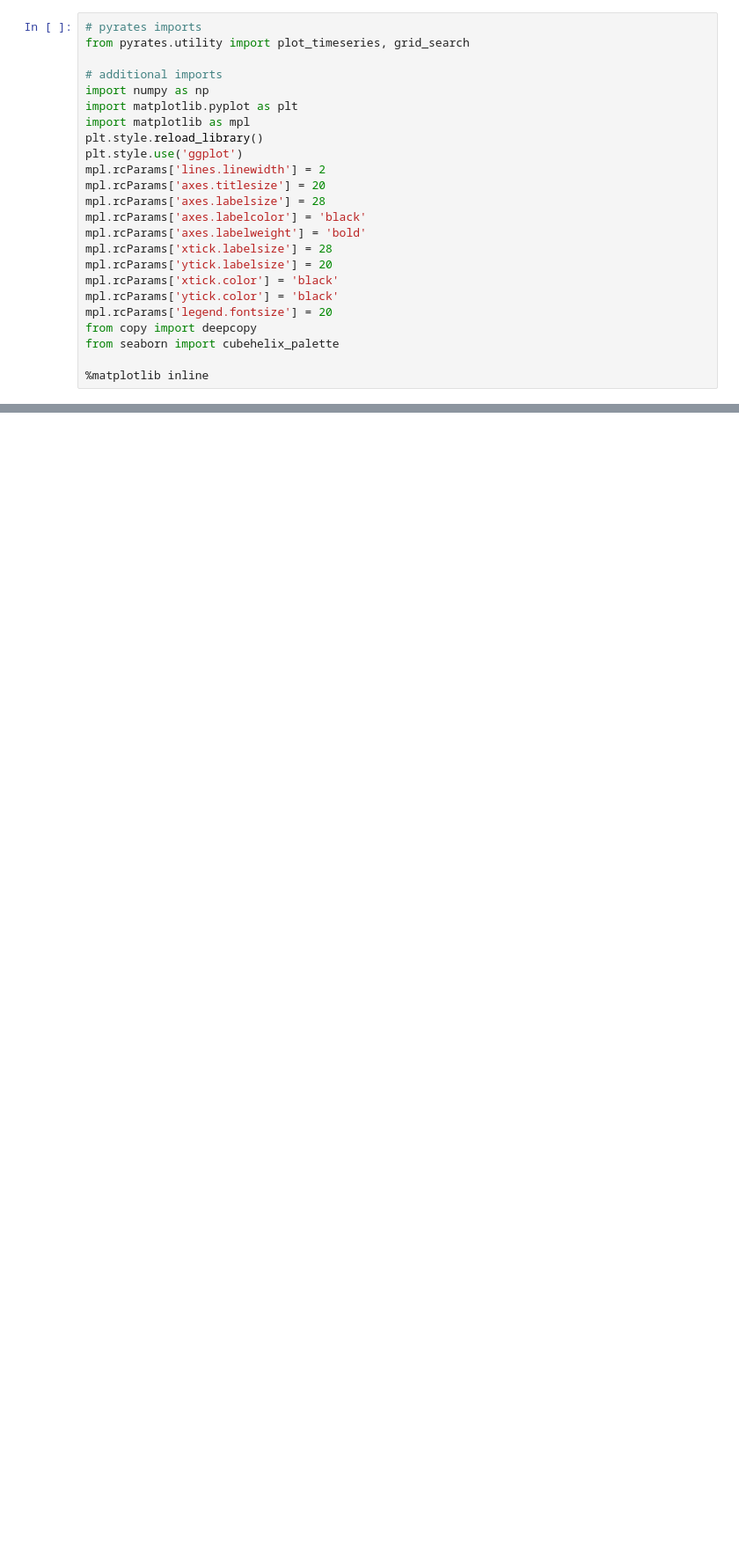
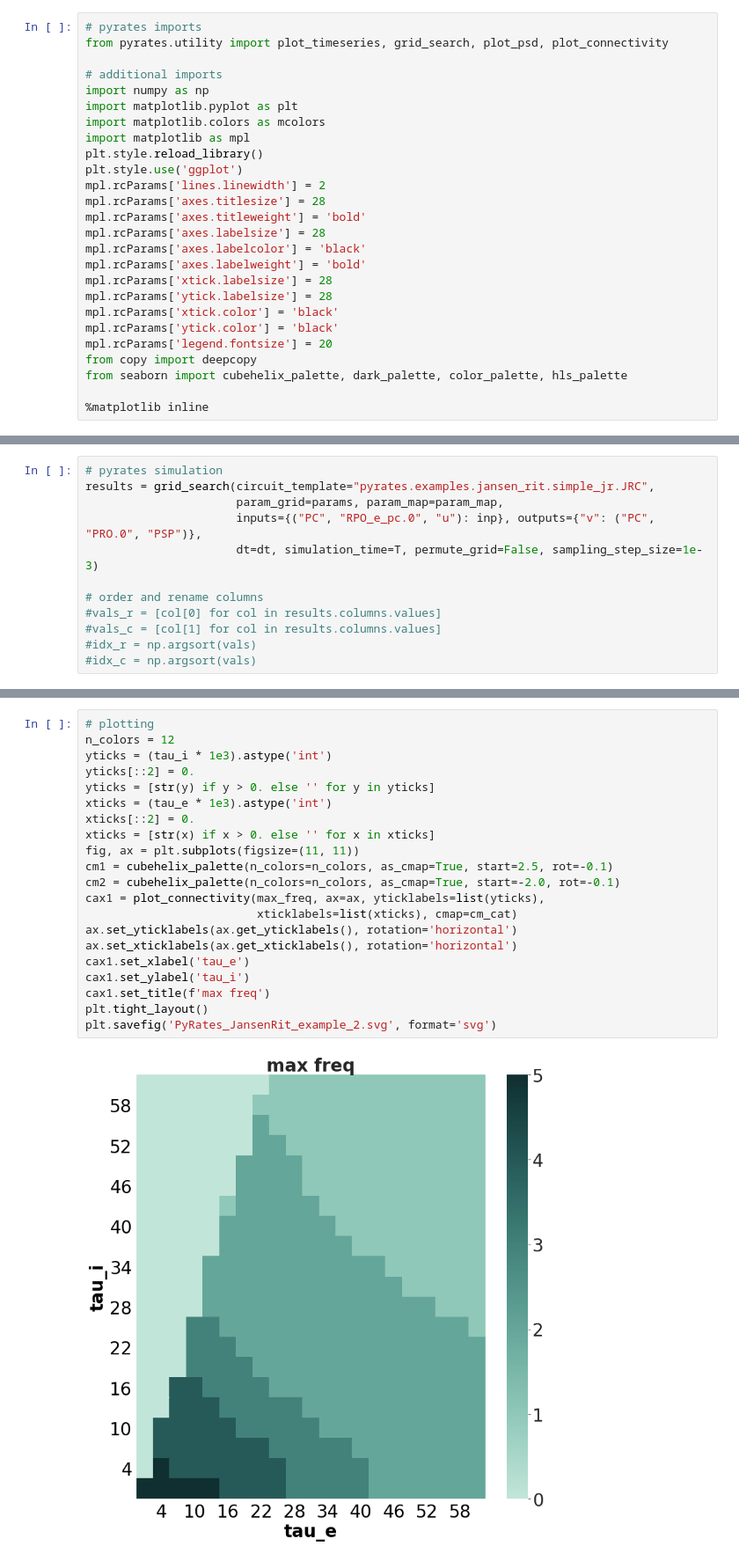
Before and after one commit to pyrates-neuroscience/PyRates, a Jupyter notebook: documentation/PyRates_JansenRit_example.ipynb, the cells around one changed output, grey strips where cells are left out. Shown at 88% size. Cells and saved outputs as stored; diff of their text form; blank space fills up the shorter version.

```diff
--- a/documentation/PyRates_JansenRit_example.ipynb
+++ b/documentation/PyRates_JansenRit_example.ipynb
@@ -1,24 +1,26 @@
 # %%
 # pyrates imports
-from pyrates.utility import plot_timeseries, grid_search
+from pyrates.utility import plot_timeseries, grid_search, plot_psd, plot_connectivity
 
 # additional imports
 import numpy as np
 import matplotlib.pyplot as plt
+import matplotlib.colors as mcolors
 import matplotlib as mpl
 plt.style.reload_library()
 plt.style.use('ggplot')
 mpl.rcParams['lines.linewidth'] = 2
-mpl.rcParams['axes.titlesize'] = 20
+mpl.rcParams['axes.titlesize'] = 28
+mpl.rcParams['axes.titleweight'] = 'bold'
 mpl.rcParams['axes.labelsize'] = 28
 mpl.rcParams['axes.labelcolor'] = 'black'
 mpl.rcParams['axes.labelweight'] = 'bold'
 mpl.rcParams['xtick.labelsize'] = 28
-mpl.rcParams['ytick.labelsize'] = 20
+mpl.rcParams['ytick.labelsize'] = 28
 mpl.rcParams['xtick.color'] = 'black'
 mpl.rcParams['ytick.color'] = 'black'
 mpl.rcParams['legend.fontsize'] = 20
 from copy import deepcopy
-from seaborn import cubehelix_palette
+from seaborn import cubehelix_palette, dark_palette, color_palette, hls_palette
 
 %matplotlib inline
@@ -73,0 +114,12 @@ See the caveats in the documentation: http://pandas.pydata.org/pandas-docs/stabl
+# %%
+# pyrates simulation
+results = grid_search(circuit_template="pyrates.examples.jansen_rit.simple_jr.JRC",
+                      param_grid=params, param_map=param_map,
+                      inputs={("PC", "RPO_e_pc.0", "u"): inp}, outputs={"v": ("PC", "PRO.0", "PSP")},
+                      dt=dt, simulation_time=T, permute_grid=False, sampling_step_size=1e-3)
+
+# order and rename columns
+#vals_r = [col[0] for col in results.columns.values]
+#vals_c = [col[1] for col in results.columns.values]
+#idx_r = np.argsort(vals)
+#idx_c = np.argsort(vals)
@@ -73,0 +177,23 @@ See the caveats in the documentation: http://pandas.pydata.org/pandas-docs/stabl
+# %%
+# plotting
+n_colors = 12
+yticks = (tau_i * 1e3).astype('int')
+yticks[::2] = 0.
+yticks = [str(y) if y > 0. else '' for y in yticks]
+xticks = (tau_e * 1e3).astype('int')
+xticks[::2] = 0.
+xticks = [str(x) if x > 0. else '' for x in xticks]
+fig, ax = plt.subplots(figsize=(11, 11))
+cm1 = cubehelix_palette(n_colors=n_colors, as_cmap=True, start=2.5, rot=-0.1)
+cm2 = cubehelix_palette(n_colors=n_colors, as_cmap=True, start=-2.0, rot=-0.1)
+cax1 = plot_connectivity(max_freq, ax=ax, yticklabels=list(yticks),
+                         xticklabels=list(xticks), cmap=cm_cat)
+ax.set_yticklabels(ax.get_yticklabels(), rotation='horizontal')
+ax.set_xticklabels(ax.get_xticklabels(), rotation='horizontal')
+cax1.set_xlabel('tau_e')
+cax1.set_ylabel('tau_i')
+cax1.set_title(f'max freq')
+plt.tight_layout()
+plt.savefig('PyRates_JansenRit_example_2.svg', format='svg')
+# %% [output]
+[figure, added]
```
Also changed, not shown: parts of 7 cells of this notebook, 13 other files.
